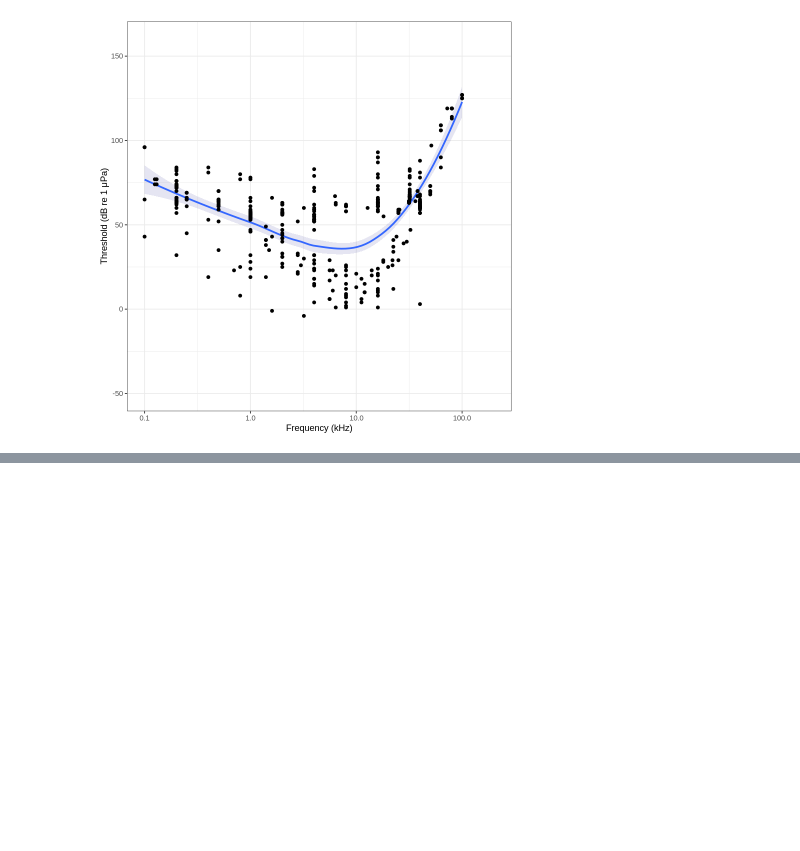
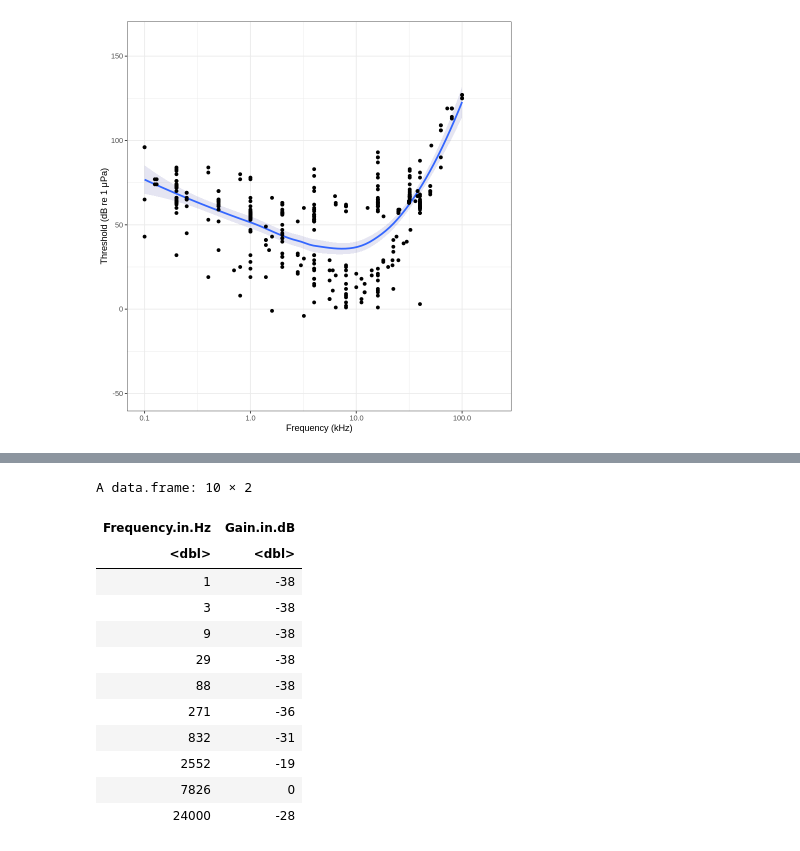
Before and after one commit to MfN-Berlin/HIP_Audio_Filters, a Jupyter notebook: notebook-home/Harbour seal.ipynb, the cells around one changed output, grey strips where cells are left out. Drawn from its saved outputs; the diff is of its cells as text; code cells hidden in the pictures; blank space fills up the shorter version.

```diff
--- a/notebook-home/Harbour seal.ipynb
+++ b/notebook-home/Harbour seal.ipynb
@@ -33,0 +41,36 @@ Warning message:
+# %%
+# define the fit function (same as in the plot)
+audiogram.lo <- loess(
+    SPL ~ Frequency.in.kHz,
+    audiogram,
+    control = loess.control(surface = "direct"))
+
+# Frequency.in.kHz, 10 equally spaced log steps, fom 10Hz to 24 kHz (half sampling rate)
+seq.log <- exp( seq(log(0.001), log(24), length.out=10 ))
+
+seq <- seq(0.01, 24, length.out=10)
+
+# Fitted SPL values, with extrapolation to avoid NAs
+SPL.fit <- predict(audiogram.lo, data.frame(Frequency.in.kHz = seq.log), se = TRUE)$fit
+
+# calculate SPL relative to best hearing performance
+SPL.rel <- min(SPL.fit) - SPL.fit
+
+# Print result as a table
+filter.table <- data.frame(round(seq.log*1000), round(SPL.rel))
+colnames(filter.table) <- c("Frequency.in.Hz", "Gain.in.dB")
+filter.table
+# %% [output]
+A data.frame: 10 × 2
+| Frequency.in.Hz | Gain.in.dB |
+| <dbl> | <dbl> |
+| 1 | -38 |
+| 3 | -38 |
+| 9 | -38 |
+| 29 | -38 |
+| 88 | -38 |
+| 271 | -36 |
+| 832 | -31 |
+| 2552 | -19 |
+| 7826 | 0 |
+| 24000 | -28 |
```
Also changed, not shown: parts of 4 cells of this notebook, 2 other files.
